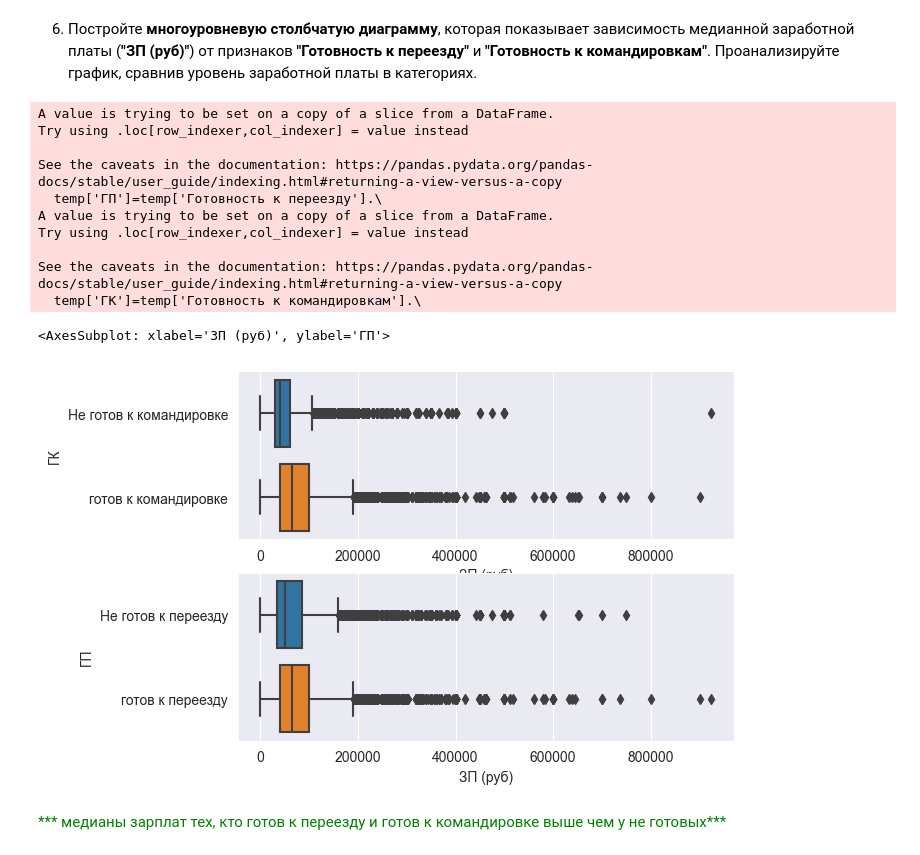
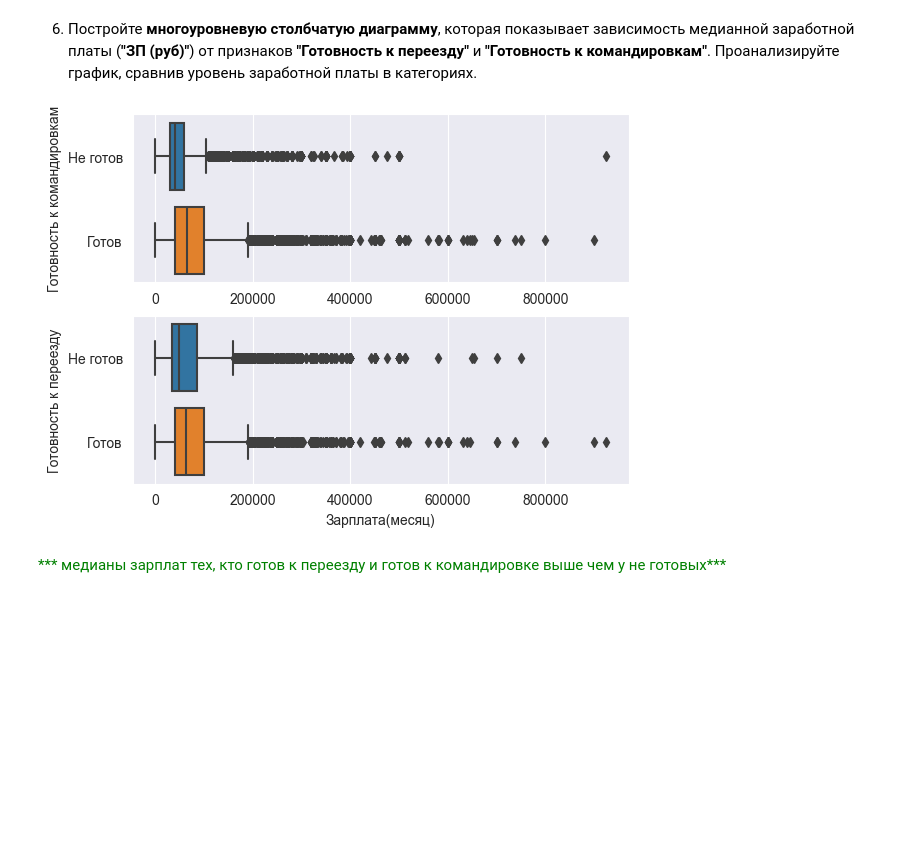
Before and after one commit to andreyko75/project_hh, a Jupyter notebook: project_hh.ipynb, the cells around one changed output. Saved outputs shown, nothing was run; the diff lists cells and outputs as text; code cells hidden in the pictures; blank space fills up the shorter version.

Commit message:
temp changes

```diff
--- a/project_hh.ipynb
+++ b/project_hh.ipynb
@@ -523,29 +523,22 @@ sns.boxplot(x=temp['ЗП (руб)'], y=temp['Город'])
 # %% [markdown]
 6. Постройте **многоуровневую столбчатую диаграмму**, которая показывает зависимость медианной заработной платы (**"ЗП (руб)"**) от признаков **"Готовность к переезду"** и **"Готовность к командировкам"**. Проанализируйте график, сравнив уровень заработной платы в категориях.
 # %%
+pd.options.mode.chained_assignment = None # Do not show a warning about possible errors when changing the dataframe
+
 temp=hh_df.loc[hh_df['ЗП (руб)']<1000000]
-temp['ГП']=temp['Готовность к переезду'].\
-    apply(lambda x: 'готов к переезду' if x==True else 'Не готов к переезду')
-
-temp['ГК']=temp['Готовность к командировкам'].\
-    apply(lambda x: 'готов к командировке' if x==True else 'Не готов к командировке')
+temp['Готовность к переезду']=temp['Готовность к переезду'].\
+    apply(lambda x: 'Готов' if x==True else 'Не готов')
+temp['Готовность к командировкам']=temp['Готовность к командировкам'].\
+    apply(lambda x: 'Готов' if x==True else 'Не готов')
 
 fig,axes = plt.subplots(2, 1)
-sns.boxplot(hh_df,x='ЗП (руб)', y=temp['ГК'], ax=axes[0])
-sns.boxplot(hh_df,x='ЗП (руб)', y=temp['ГП'], ax=axes[1])
+ax=sns.boxplot(hh_df,x='ЗП (руб)', y=temp['Готовность к командировкам'], ax=axes[0])
+ax.set (xlabel='')
+ax=sns.boxplot(hh_df,x='ЗП (руб)', y=temp['Готовность к переезду'], ax=axes[1])
+ax.set (xlabel='Зарплата(месяц)')
+plt.show()
 # %% [output]
-A value is trying to be set on a copy of a slice from a DataFrame.
-Try using .loc[row_indexer,col_indexer] = value instead
-
-See the caveats in the documentation: https://pandas.pydata.org/pandas-docs/stable/user_guide/indexing.html#returning-a-view-versus-a-copy
-  temp['ГП']=temp['Готовность к переезду'].\
-A value is trying to be set on a copy of a slice from a DataFrame.
-Try using .loc[row_indexer,col_indexer] = value instead
-
-See the caveats in the documentation: https://pandas.pydata.org/pandas-docs/stable/user_guide/indexing.html#returning-a-view-versus-a-copy
-  temp['ГК']=temp['Готовность к командировкам'].\
-<AxesSubplot: xlabel='ЗП (руб)', ylabel='ГП'>
-[figure, old version]
+[figure, new version]
 # %% [markdown]
 <span style="color:green">*** медианы зарплат тех, кто готов к переезду и готов к командировке выше чем у не готовых***</span>
 # %% [markdown]
```
Also changed, not shown: 1 other file.
